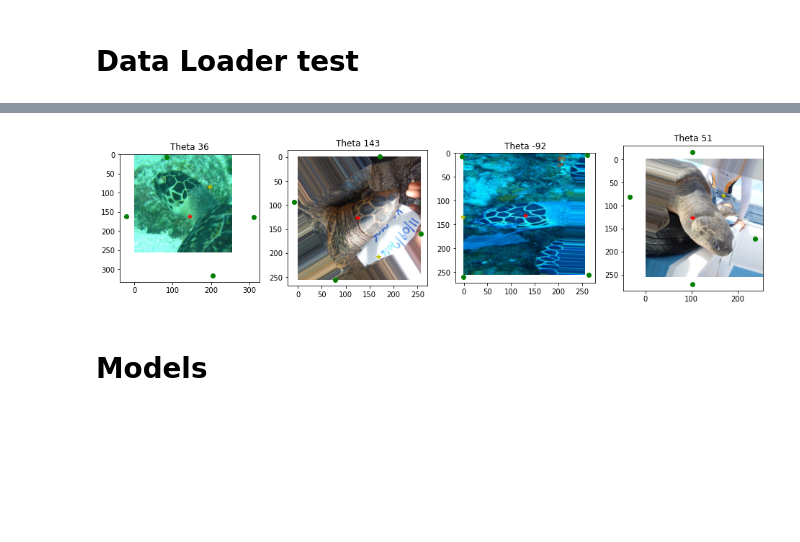
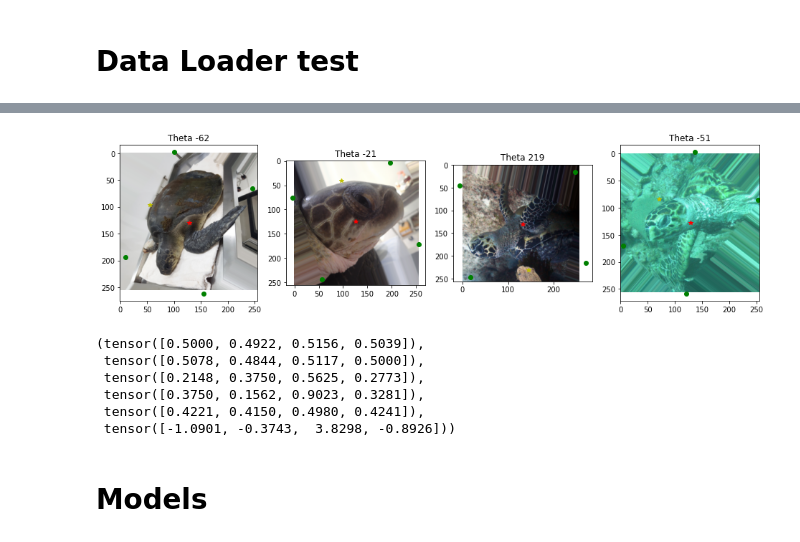
Before and after one commit to WildMeOrg/wbia-plugin-orientation, a Jupyter notebook: Sandbox.ipynb, the cells around one changed output, grey strips where cells are left out. Drawn from its saved outputs; the diff is of its cells as text; code cells hidden in the pictures; blank space fills up the shorter version.

```diff
--- a/Sandbox.ipynb
+++ b/Sandbox.ipynb
@@ -84,11 +84,34 @@ plt.tight_layout()
 # Test annotations (computed theta vs gt_theta)
 # %%
 from core.evaluate import normalize_theta
+# %%
+def normalize_theta(theta):
+    '''Normalize angle theta
+    Input:
+        theta (float): angle in degrees
+    '''
+    if theta >= 360. or theta <= -360.:
+        theta = theta % 360
+
+    if theta <=180. and theta > -180.:
+        return theta
+
+    elif theta > 180.:
+        theta -= 360.
+        return theta
+
+    else:
+        theta += 360.
+        return theta
 # %%
 theta_annot_err = []
 for i in range(len(train_dataset)):
     xc, yc, xt, yt, w, theta = train_dataset[i][1:]
     theta_computed = math.atan2(yt-yc, xt-xc)
+    theta_computed = math.degrees(theta_computed) + 90
+    theta_computed = normalize_theta(theta_computed)
 
-    theta_annot_err.append(abs(normalize_theta(math.degrees(theta)) - normalize_theta(math.degrees(theta_computed))))
+    theta = normalize_theta(math.degrees(theta))
+
+    theta_annot_err.append(abs(theta - theta_computed))
 theta_annot_err = np.array(theta_annot_err)
@@ -116,7 +142,8 @@ train_transform = transforms.Compose([
                         custom_transforms.Resize(cfg.MODEL.IMAGE_SIZE),
                         custom_transforms.ToTensor(),
                         custom_transforms.Normalize(mean=[0.485, 0.456, 0.406],
-                                               std =[0.229, 0.224, 0.225])
+                                               std =[0.229, 0.224, 0.225],
+                                               input_size=cfg.MODEL.IMAGE_SIZE[0])
                         ])
 # %%
 valid_transform = transforms.Compose([
@@ -220,18 +231,27 @@ images_un = unnormalize(images)
 # %%
 fig, ax = plt.subplots(nrows=1, ncols=4, figsize=(4*4, 1*4))
 for c in range(4):
     ax[c].imshow(images_un[c].numpy().transpose((1,2,0)))
     plot_image_coordinates(ax[c],
                            images_un[c].numpy().transpose((1,2,0)),
-                           xc[c].numpy(),
-                           yc[c].numpy(),
-                           xt[c].numpy(),
-                           yt[c].numpy(),
-                           w[c].numpy(),
+                           xc[c].numpy()*cfg.MODEL.IMAGE_SIZE[0],
+                           yc[c].numpy()*cfg.MODEL.IMAGE_SIZE[0],
+                           xt[c].numpy()*cfg.MODEL.IMAGE_SIZE[0],
+                           yt[c].numpy()*cfg.MODEL.IMAGE_SIZE[0],
+                           w[c].numpy()*cfg.MODEL.IMAGE_SIZE[0],
                            theta[c].numpy())
     ax[c].set_title('Theta {:.0f}'.format(math.degrees(theta[c])))
 # %% [output]
-[figure, old version]
+[figure, new version]
+# %%
+xc, yc, xt, yt, w, theta
+# %% [output]
+(tensor([0.5000, 0.4922, 0.5156, 0.5039]),
+ tensor([0.5078, 0.4844, 0.5117, 0.5000]),
+ tensor([0.2148, 0.3750, 0.5625, 0.2773]),
+ tensor([0.3750, 0.1562, 0.9023, 0.3281]),
+ tensor([0.4221, 0.4150, 0.4980, 0.4241]),
+ tensor([-1.0901, -0.3743,  3.8298, -0.8926]))
 # %% [markdown]
 # Models
 # %% [markdown]
```
Also changed, not shown: parts of 21 cells of this notebook, 9 other files.
